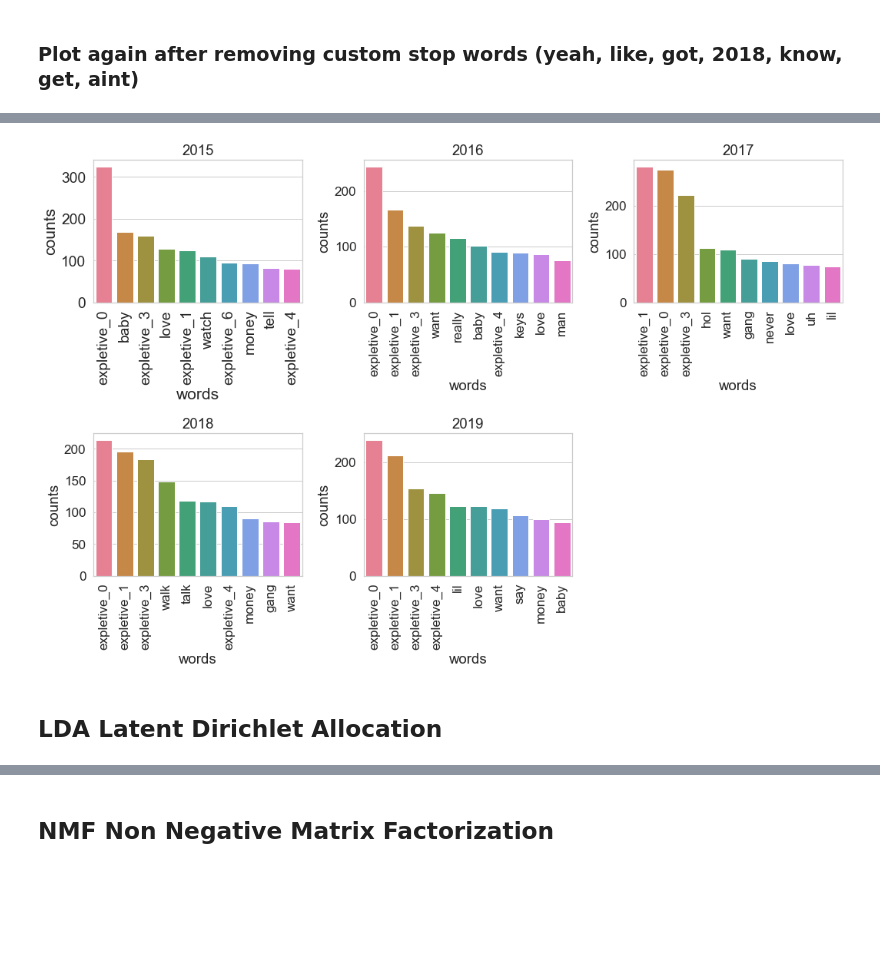
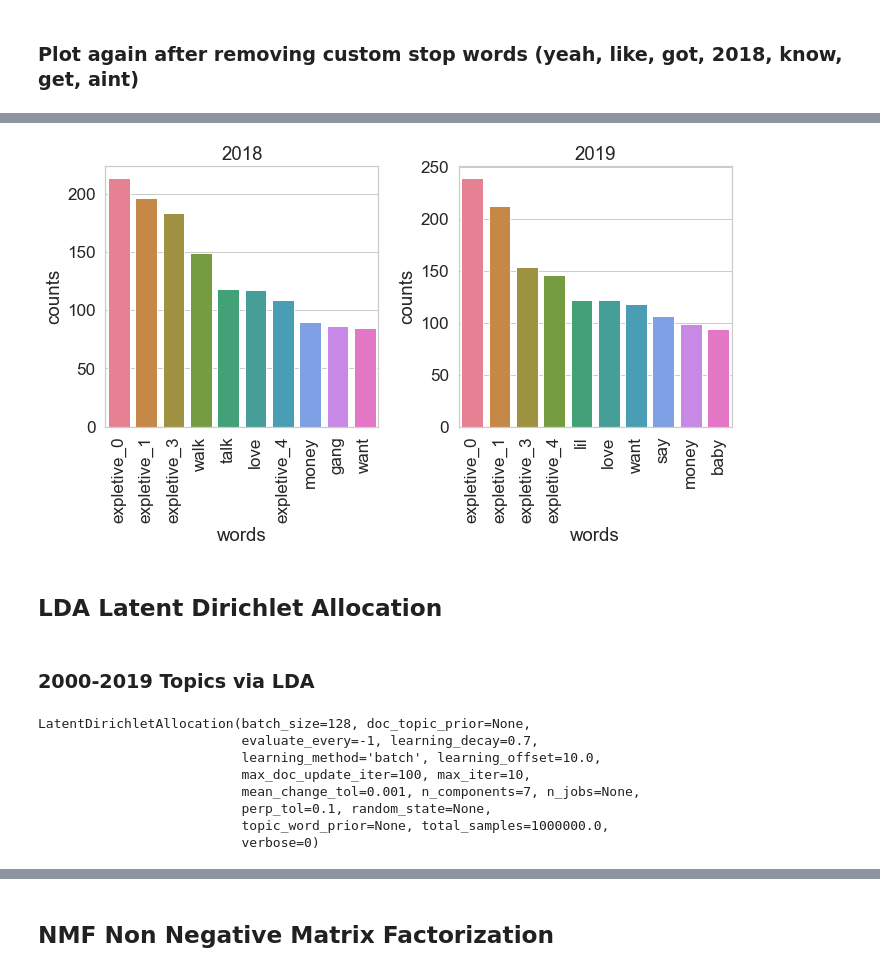
Before and after one commit to boogiedev/HITMAKA-3000, a Jupyter notebook: nlp.ipynb, the cells around one changed output, grey strips where cells are left out. Cells and saved outputs as stored; diff of their text form; code cells hidden in the pictures; blank space fills up the shorter version.

```diff
--- a/nlp.ipynb
+++ b/nlp.ipynb
@@ -171,12 +178,13 @@ tokens_stop = clean_df['tokens_stop'].tolist()
 # Create Yearly Corpus
 grouped = clean_df.groupby('year')
 
-group_2019 = clean_df.iloc[grouped.groups[2019]].copy()
-group_2018 = clean_df.iloc[grouped.groups[2018]].copy()
-group_2017 = clean_df.iloc[grouped.groups[2017]].copy()
-group_2016 = clean_df.iloc[grouped.groups[2016]].copy()
-group_2015 = clean_df.iloc[grouped.groups[2015]].copy()
-group_list = [group_2015, group_2016, group_2017, group_2018, group_2019]
+# group_2019 = clean_df.iloc[grouped.groups[2019]].copy()
+# group_2018 = clean_df.iloc[grouped.groups[2018]].copy()
+# group_2017 = clean_df.iloc[grouped.groups[2017]].copy()
+# group_2016 = clean_df.iloc[grouped.groups[2016]].copy()
+# group_2015 = clean_df.iloc[grouped.groups[2015]].copy()
+# group_list = [group_2015, group_2016, group_2017, group_2018, group_2019]
+group_list = [clean_df.iloc[grouped.groups[year]].copy() for year in range(2000, 2020)]
 # %%
 corpus[0][:100], tokens[0][:5], tokens_stop[0][:5]
 # %% [output]
@@ -187,7 +195,7 @@ corpus[0][:100], tokens[0][:5], tokens_stop[0][:5]
 ## Looking at words by Year
 # %%
 stops = ['im', 'thats', 'ya', 'though', 'yeah']
-custom_stop = ['yeah', 'like', 'got', '2018', 'know', 'get', 'aint', 'ayy', 'go', 'na', 'back', 'one', 'gon', 'make', 'wan', 'thats', 'need', 'oh', 'see', 'feat', 'ooh', 'said', 'way', "2017", "la", 'lets', 'ft', 'let'] + stops
+custom_stop = ['yeah', 'like', 'got', '2018', 'know', 'get', 'aint', 'ayy', 'go', 'na', 'back', 'one', 'gon', 'make', 'wan', 'thats', 'need', 'oh', 'see', 'feat', 'ooh', 'said', 'way', "2017", "la", 'lets', 'ft', 'let', 'hey', 'ima', 'uoeno', 'oohoohoohooh', 'ah', 'js', 'pare'] + stops
 # Join the different processed titles together
 long_string = ','.join([",".join(tokens) for tokens in tokens_stop])
 
@@ -227,0 +296,28 @@ plot_10_most_common_words(vec, count_vec, '10 Most Common Words w/ Custom Stops'
+# %%
+fig = plt.figure(figsize=(15, 10))
+
+for year, group, i in zip(range(2012, 2018), group_list[12:18], range(1,7)):
+    count_vec = CountVectorizer()
+    vec = count_vec.fit_transform([" ".join([x for x in set_ if x not in custom_stop]) for set_ in group['tokens_stop']])
+    vector_df_cnt = pd.DataFrame(vec.toarray().transpose(),
+                             index=count_vec.get_feature_names())
+    words = count_vec.get_feature_names()
+    total_counts = np.zeros(len(words))
+    for t in vec:
+        total_counts+=t.toarray()[0]
+
+    count_dict = (zip(words, total_counts))
+    count_dict = sorted(count_dict, key=lambda x:x[1], reverse=True)[0:10]
+    words = [w[0] for w in count_dict]
+    counts = [w[1] for w in count_dict]
+    x_pos = np.arange(len(words))
+
+    fig.add_subplot(2, 3, i)
+    sns.set_context("notebook", font_scale=1.55, rc={"lines.linewidth": 2.5})
+    sns.barplot(x_pos, counts, palette='husl')
+    plt.title(year)
+    plt.xticks(x_pos, words, rotation=90)
+    plt.xlabel('words')
+    plt.ylabel('counts')
+
+fig.tight_layout()
@@ -228,32 +326,57 @@ plot_10_most_common_words(vec, count_vec, '10 Most Common Words w/ Custom Stops'
 # %%
 fig = plt.figure(figsize=(15, 10))
 
-for year, group, i in zip([2015, 2016, 2017, 2018, 2019], group_list, range(1,6)):
+for year, group, i in zip(range(2018, 2020), group_list[18:], range(1,7)):
     count_vec = CountVectorizer()
     vec = count_vec.fit_transform([" ".join([x for x in set_ if x not in custom_stop]) for set_ in group['tokens_stop']])
     vector_df_cnt = pd.DataFrame(vec.toarray().transpose(),
                              index=count_vec.get_feature_names())
     words = count_vec.get_feature_names()
     total_counts = np.zeros(len(words))
     for t in vec:
         total_counts+=t.toarray()[0]
 
     count_dict = (zip(words, total_counts))
     count_dict = sorted(count_dict, key=lambda x:x[1], reverse=True)[0:10]
     words = [w[0] for w in count_dict]
     counts = [w[1] for w in count_dict]
     x_pos = np.arange(len(words))
 
     fig.add_subplot(2, 3, i)
     sns.set_context("notebook", font_scale=1.55, rc={"lines.linewidth": 2.5})
     sns.barplot(x_pos, counts, palette='husl')
     plt.title(year)
     plt.xticks(x_pos, words, rotation=90)
     plt.xlabel('words')
     plt.ylabel('counts')
 
 fig.tight_layout()
 # %% [output]
-[figure, old version]
+[figure, new version]
 # %% [markdown]
 ## LDA Latent Dirichlet Allocation
+# %% [markdown]
+### 2000-2019 Topics via LDA
+# %%
+# Initialise the count vectorizer with the English stop words
+count_vectorizer = CountVectorizer(stop_words='english')
+
+# Fit and transform the processed titles
+count_data = count_vectorizer.fit_transform([" ".join([x for x in set_ if x not in custom_stop]) for set_ in clean_df['tokens_stop']])
+
+# Tweak the two parameters below (use int values below 15)
+number_topics = 7
+number_words = 15
+
+# Create and fit the LDA model
+lda = LDA(n_components=number_topics)
+lda.fit(count_data)
+# %% [output]
+LatentDirichletAllocation(batch_size=128, doc_topic_prior=None,
+                          evaluate_every=-1, learning_decay=0.7,
+                          learning_method='batch', learning_offset=10.0,
+                          max_doc_update_iter=100, max_iter=10,
+                          mean_change_tol=0.001, n_components=7, n_jobs=None,
+                          perp_tol=0.1, random_state=None,
+                          topic_word_prior=None, total_samples=1000000.0,
+                          verbose=0)
```
Also changed, not shown: parts of 13 cells of this notebook, 4 other files.
